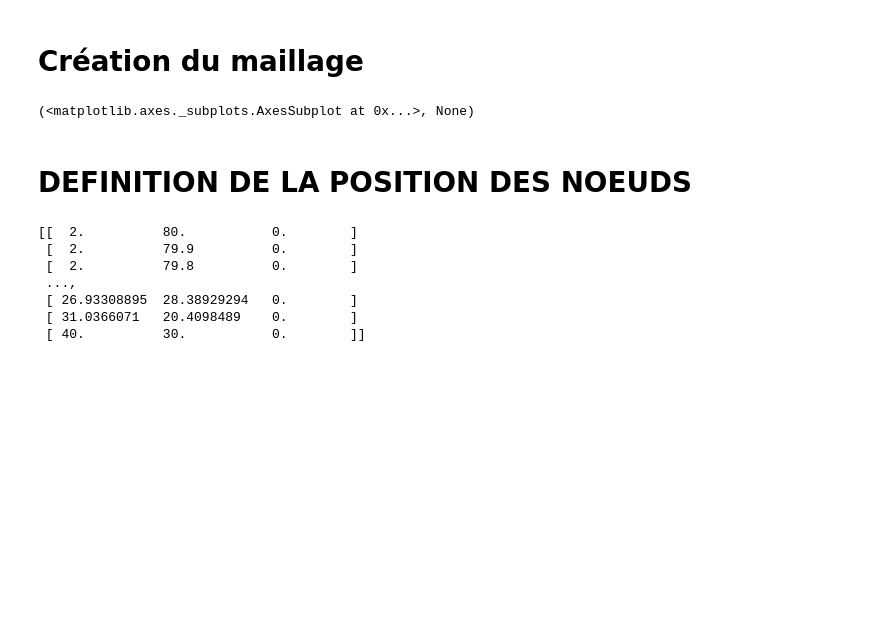
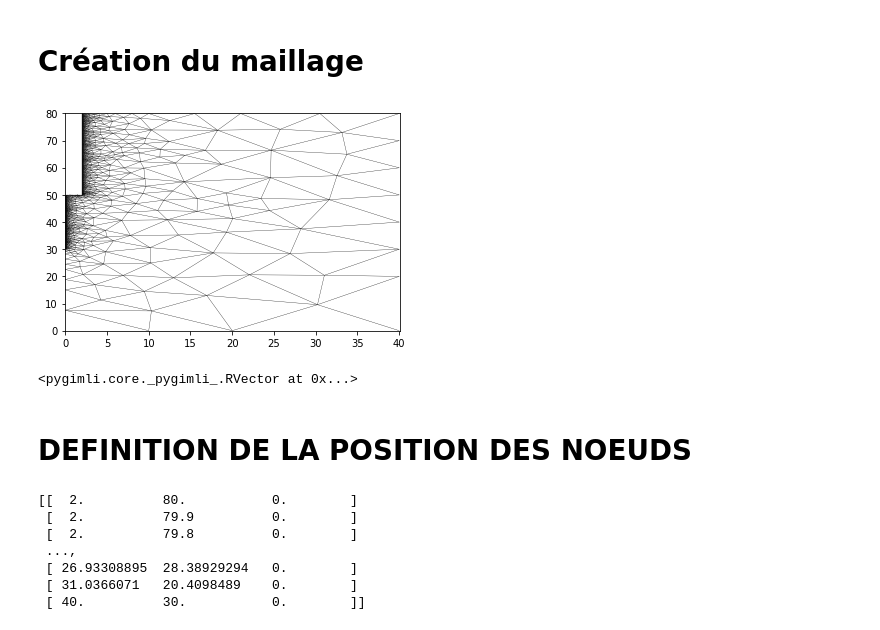
Before and after one commit to Chouzekriterres/Kriterres, a Jupyter notebook: TESTS_CLEM/Maillage_porchet.ipynb, the cells around one changed output. Cells and saved outputs as stored; diff of their text form; code cells hidden in the pictures; blank space fills up the shorter version.

```diff
--- a/TESTS_CLEM/Maillage_porchet.ipynb
+++ b/TESTS_CLEM/Maillage_porchet.ipynb
@@ -88,7 +91,3 @@ tri.generate(mesh) #On génère les triangles au sein du polygone précédemment
 # %%
 for cell in mesh.cells(): #On génère les cellules de chaque maille
     cell.setMarker(2)
-# %%
-showMesh(mesh)
-# %% [output]
-(<matplotlib.axes._subplots.AxesSubplot at 0x...>, None)
@@ -95,3 +96,14 @@ showMesh(mesh)
+# %%
+#fig = plt.figure()
+#ax=fig.axes
+
+ax=showMesh(mesh)
+# %% [output]
+[figure, added]
+# %%
+pg.x(pg_pos)
+# %% [output]
+<pygimli.core._pygimli_.RVector at 0x...>
 # %% [markdown]
 # DEFINITION DE LA POSITION DES NOEUDS
 # %%
```
Also changed, not shown: parts of 8 cells of this notebook, 5 other files.
